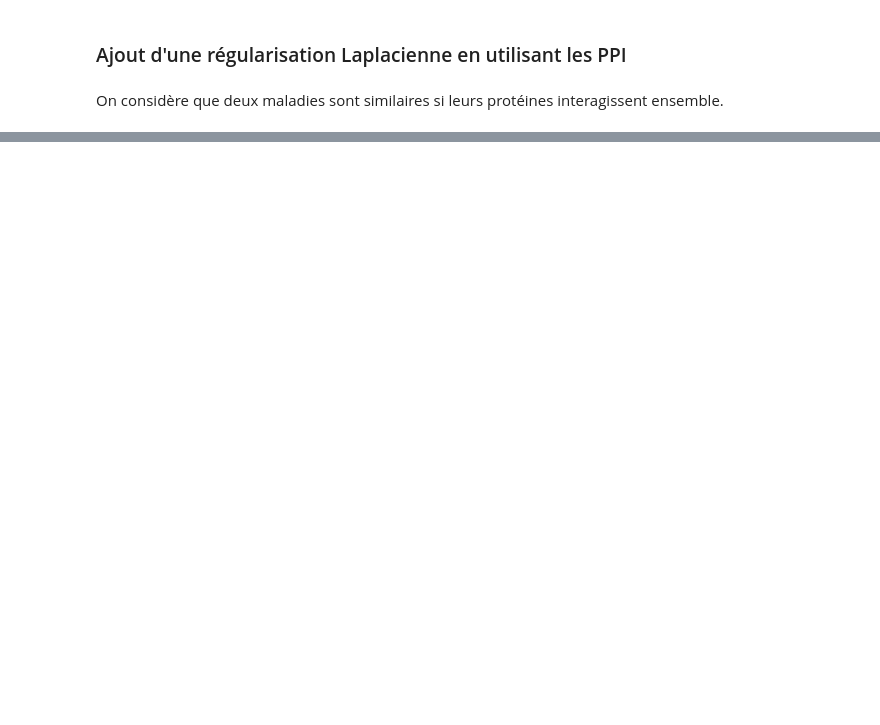
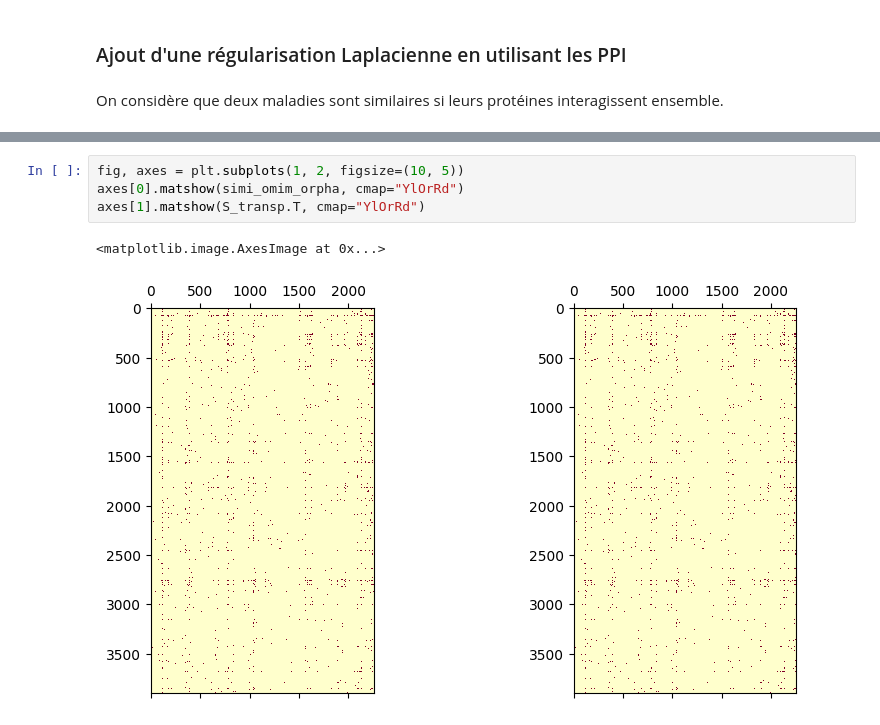
Before and after one commit to averniere/OT_simulation_maladies, a Jupyter notebook: Embeddings/test.ipynb, the cells around one changed output, grey strips where cells are left out. Drawn from its saved outputs; the diff is of its cells as text; blank space fills up the shorter version.

```diff
--- a/Embeddings/test.ipynb
+++ b/Embeddings/test.ipynb
@@ -927,0 +1100,7 @@ def simi_gene(df):
+# %%
+fig, axes = plt.subplots(1, 2, figsize=(10, 5))
+axes[0].matshow(simi_omim_orpha, cmap="YlOrRd")
+axes[1].matshow(S_transp.T, cmap="YlOrRd")
+# %% [output]
+<matplotlib.image.AxesImage at 0x...>
+[figure, added]
```
Also changed, not shown: parts of 23 cells of this notebook, 4 other files.
